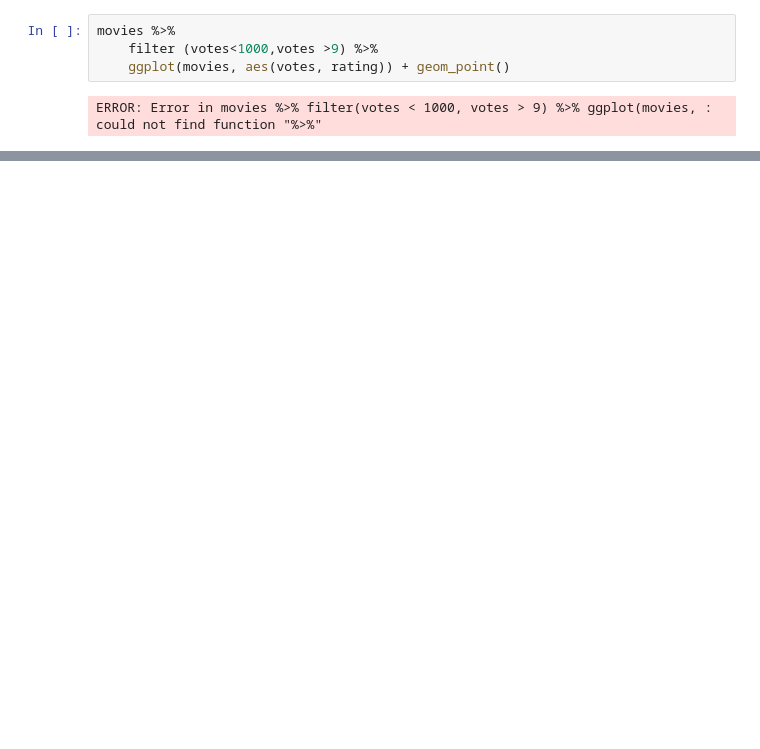
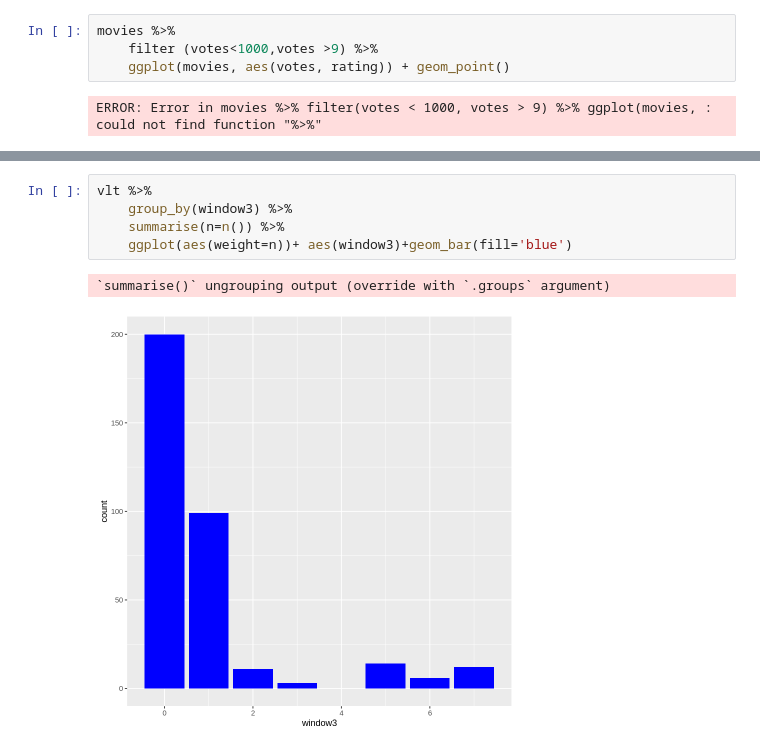
Before and after one commit to Skalas/Matematicas-computacionales-fall2020, a Jupyter notebook: alumnos/anacris2802/R_Visualizacion.ipynb, the cells around one changed output, grey strips where cells are left out. Saved outputs shown, nothing was run; the diff lists cells and outputs as text; blank space fills up the shorter version.

```diff
--- a/alumnos/anacris2802/R_Visualizacion.ipynb
+++ b/alumnos/anacris2802/R_Visualizacion.ipynb
@@ -160,0 +216,8 @@ ERROR: Error in movies %>% filter(votes < 1000, votes > 9) %>% ggplot(movies, :
+# %%
+vlt %>%
+    group_by(window3) %>%
+    summarise(n=n()) %>%
+    ggplot(aes(weight=n))+ aes(window3)+geom_bar(fill='blue')
+# %% [output]
+`summarise()` ungrouping output (override with `.groups` argument)
+[figure, added]
```
Also changed, not shown: parts of 8 cells of this notebook.
